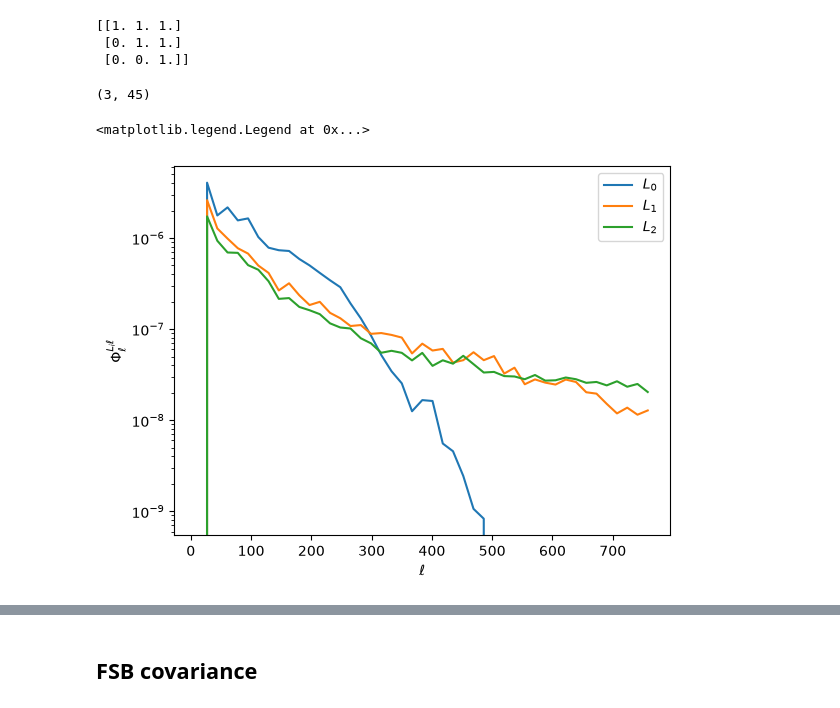
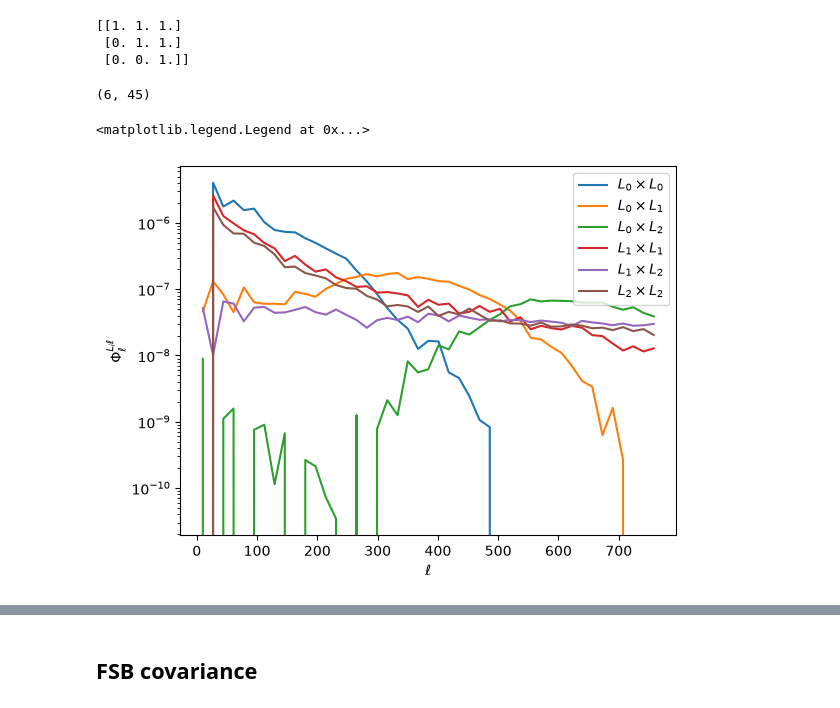
Before and after one commit to ashaeres/pyfsb, a Jupyter notebook: howtouse.ipynb, the cells around one changed output, grey strips where cells are left out. Cells and saved outputs as stored; diff of their text form; code cells hidden in the pictures.

```diff
--- a/howtouse.ipynb
+++ b/howtouse.ipynb
@@ -101,6 +101,7 @@ setting the output map dtype to [dtype('bool')]
 ## FSB signal
 # %%
 # defining some parameters
+nside = 256
 
 # ells per bandpower
 lpb = 17
@@ -135,13 +134,13 @@ fsb_test.f1s.shape
 # %%
 # let's plot the FSBs
 print(fsb_test.fsb_binned.shape)
 
 for i, f in enumerate(fsb_test.fsb_binned):
-    plt.semilogy(fsb_test.bb.get_effective_ells(), f, label=r'$L_{0}$'.format(i))
+    plt.semilogy(fsb_test.bb.get_effective_ells(), f, label=r'$L_{0} \times L_{1}$'.format(fsb_test.filt_i[i], fsb_test.filt_j[i]))
 plt.xlabel(r'$\ell$')
 plt.ylabel(r'$\Phi_\ell^{L_i \ell}$')
 plt.legend()
 # %% [output]
-(3, 45)
+(6, 45)
 <matplotlib.legend.Legend at 0x...>
-[figure, old version]
+[figure, new version]
```
Also changed, not shown: parts of 9 cells of this notebook, 1 other file.
